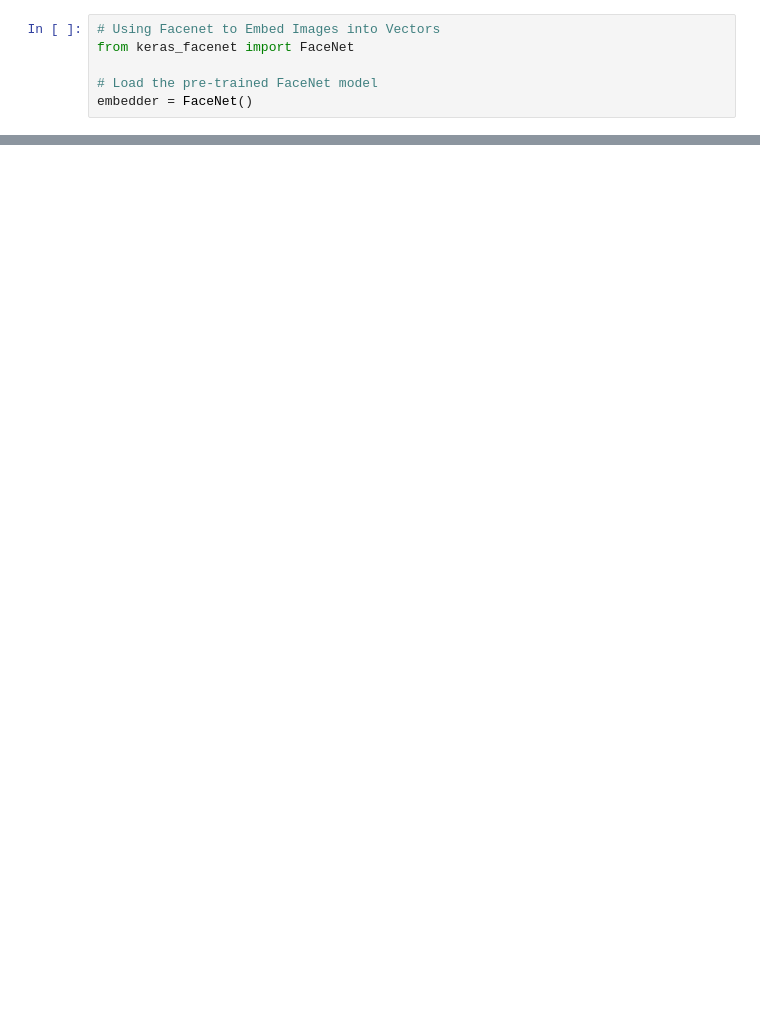
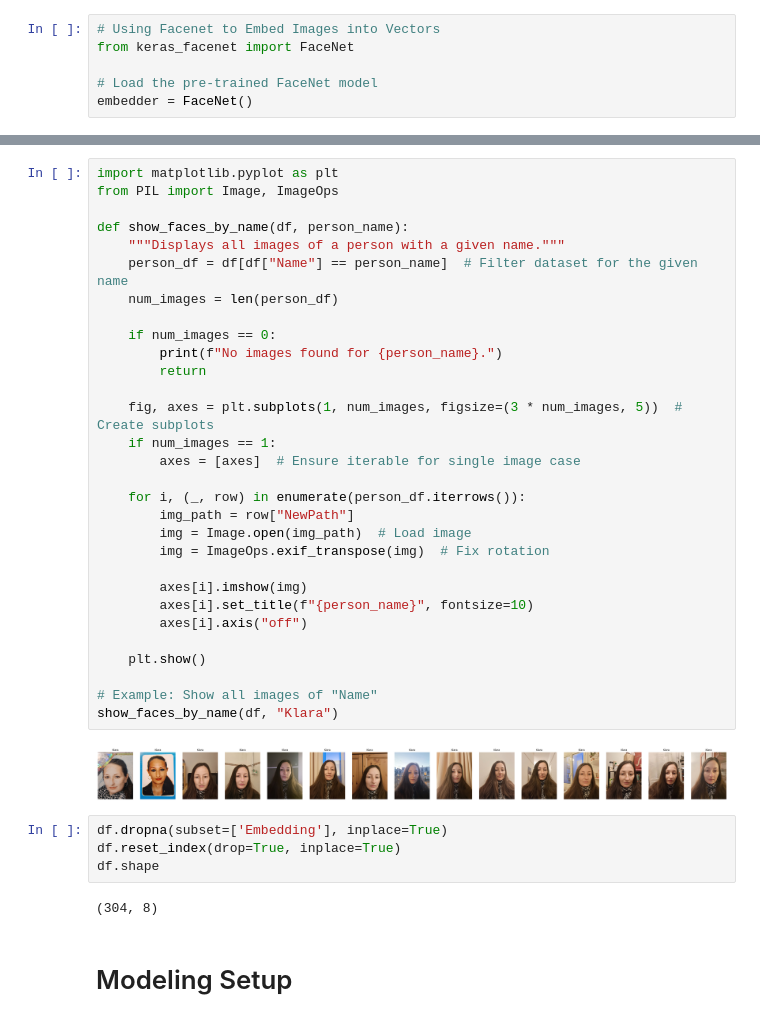
Before and after one commit to Shaun-L/FaceNet, a Jupyter notebook: facenet.ipynb, the cells around one changed output, grey strips where cells are left out. Drawn from its saved outputs; the diff is of its cells as text; blank space fills up the shorter version.

```diff
--- a/facenet.ipynb
+++ b/facenet.ipynb
@@ -106,0 +328,40 @@ NameError: name 'df' is not defined
+# %%
+import matplotlib.pyplot as plt
+from PIL import Image, ImageOps
+
+def show_faces_by_name(df, person_name):
+    """Displays all images of a person with a given name."""
+    person_df = df[df["Name"] == person_name]  # Filter dataset for the given name
+    num_images = len(person_df)
+
+    if num_images == 0:
+        print(f"No images found for {person_name}.")
+        return
+
+    fig, axes = plt.subplots(1, num_images, figsize=(3 * num_images, 5))  # Create subplots
+    if num_images == 1:
+        axes = [axes]  # Ensure iterable for single image case
+
+    for i, (_, row) in enumerate(person_df.iterrows()):
+        img_path = row["NewPath"]
+        img = Image.open(img_path)  # Load image
+        img = ImageOps.exif_transpose(img)  # Fix rotation
+
+        axes[i].imshow(img)
+        axes[i].set_title(f"{person_name}", fontsize=10)
+        axes[i].axis("off")
+
+    plt.show()
+
+# Example: Show all images of "Name"
+show_faces_by_name(df, "Klara")
+# %% [output]
+[figure, added]
+# %%
+df.dropna(subset=['Embedding'], inplace=True)
+df.reset_index(drop=True, inplace=True)
+df.shape
+# %% [output]
+(304, 8)
+# %% [markdown]
+# Modeling Setup
```
Also changed, not shown: parts of 37 cells of this notebook, 3 other files.
